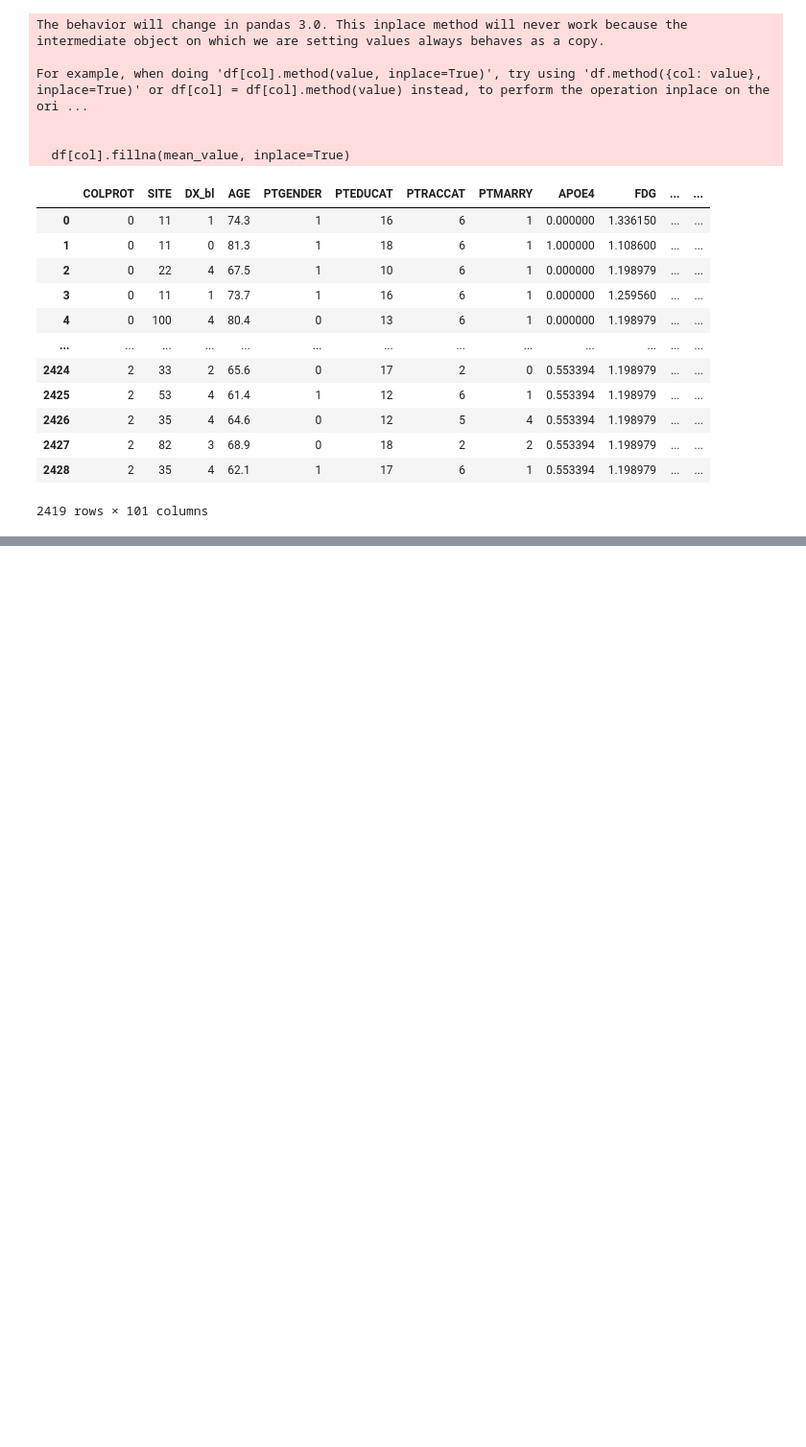
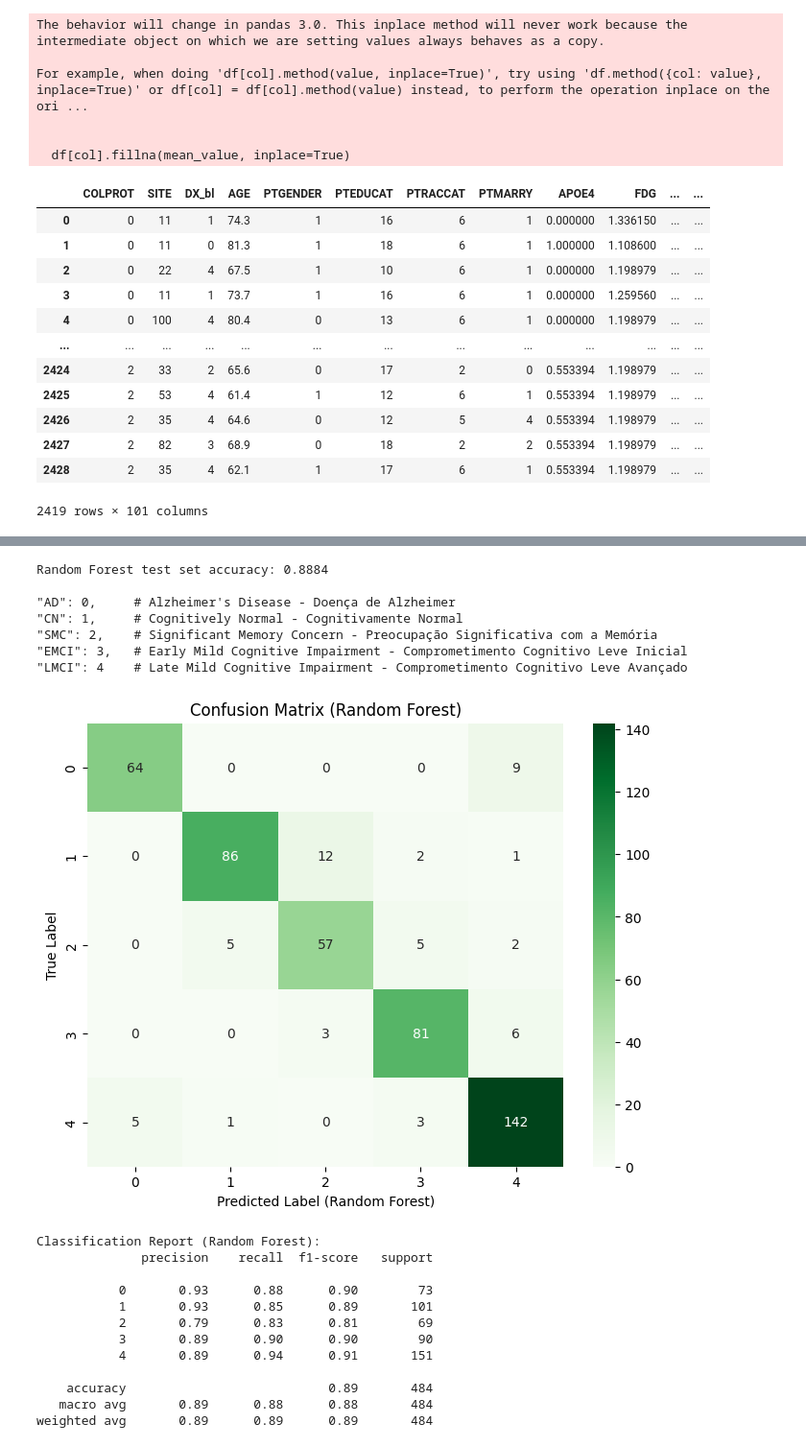
Before and after one commit to pedroogaab/Alzheimer-diagnose-ML, a Jupyter notebook: model_multi_data.ipynb, the cells around one changed output, grey strips where cells are left out. Shown at 96% size. Drawn from its saved outputs; the diff is of its cells as text; code cells hidden in the pictures; blank space fills up the shorter version.

```diff
--- a/model_multi_data.ipynb
+++ b/model_multi_data.ipynb
@@ -446,0 +542,54 @@ X_test_scaled = scaler.transform(X_test_reduced)
+# %%
+#Random forest
+
+# Initialize and train the Random Forest model
+rf_model = RandomForestClassifier(random_state=42)
+rf_model.fit(X_train_scaled, y_train)
+
+# Make predictions on the test set
+y_pred_rf = rf_model.predict(X_test_scaled)
+
+# Evaluate the Random Forest model
+accuracy_rf = accuracy_score(y_test, y_pred_rf)
+print(f"Random Forest test set accuracy: {accuracy_rf:.4f}")
+
+print('''
+"AD": 0,     # Alzheimer's Disease - Doença de Alzheimer
+"CN": 1,     # Cognitively Normal - Cognitivamente Normal
+"SMC": 2,    # Significant Memory Concern - Preocupação Significativa com a Memória
+"EMCI": 3,   # Early Mild Cognitive Impairment - Comprometimento Cognitivo Leve Inicial
+"LMCI": 4    # Late Mild Cognitive Impairment - Comprometimento Cognitivo Leve Avançado''')
+
+# Display the confusion matrix
+cm_rf = confusion_matrix(y_test, y_pred_rf)
+plt.figure(figsize=(8, 6))
+sns.heatmap(cm_rf, annot=True, fmt='d', cmap='Greens')
+plt.xlabel('Predicted Label (Random Forest)')
+plt.ylabel('True Label')
+plt.title('Confusion Matrix (Random Forest)')
+plt.show()
+
+# Display the classification report
+print("\nClassification Report (Random Forest):")
+print(classification_report(y_test, y_pred_rf))
+# %% [output]
+Random Forest test set accuracy: 0.8884
+
+"AD": 0,     # Alzheimer's Disease - Doença de Alzheimer
+"CN": 1,     # Cognitively Normal - Cognitivamente Normal
+"SMC": 2,    # Significant Memory Concern - Preocupação Significativa com a Memória
+"EMCI": 3,   # Early Mild Cognitive Impairment - Comprometimento Cognitivo Leve Inicial
+"LMCI": 4    # Late Mild Cognitive Impairment - Comprometimento Cognitivo Leve Avançado
+[figure, added]
+Classification Report (Random Forest):
+              precision    recall  f1-score   support
+
+           0       0.93      0.88      0.90        73
+           1       0.93      0.85      0.89       101
+           2       0.79      0.83      0.81        69
+           3       0.89      0.90      0.90        90
+           4       0.89      0.94      0.91       151
+
+    accuracy                           0.89       484
+   macro avg       0.89      0.88      0.88       484
+weighted avg       0.89      0.89      0.89       484
```
Also changed, not shown: parts of 12 cells of this notebook, 1 other file.
